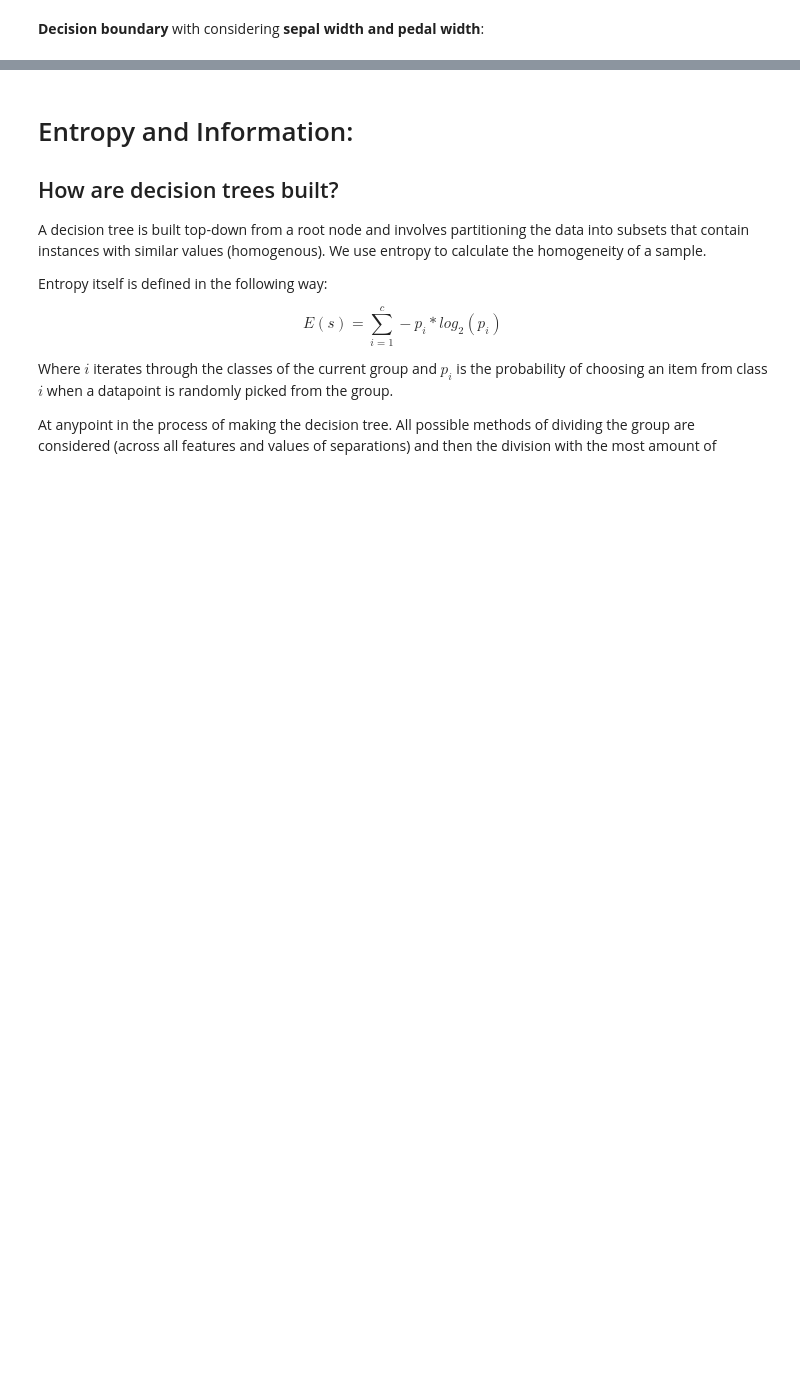
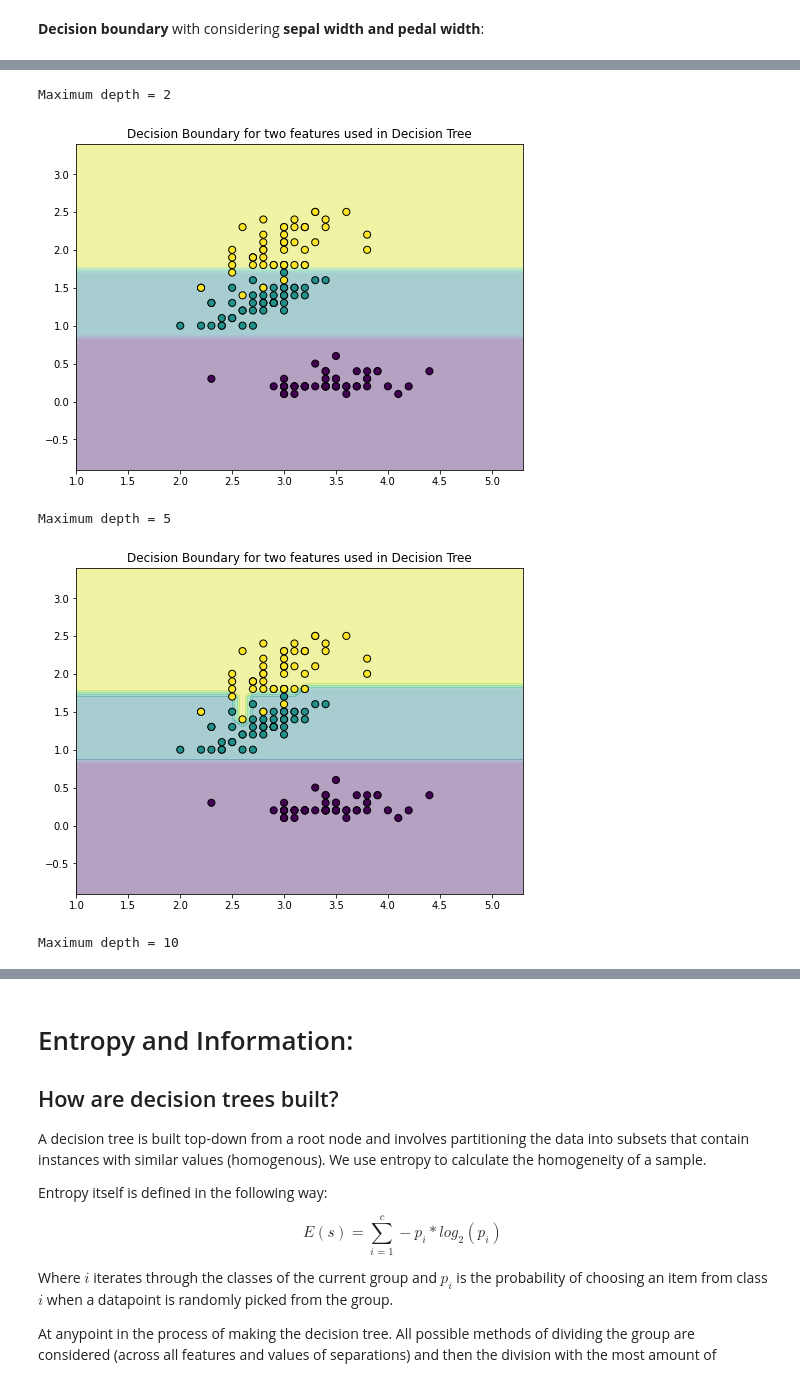
Before and after one commit to sathakshi03/Sathakshi-FMML_2023, a Jupyter notebook: FMML_ClassificationII_Lab2.ipynb, the cells around one changed output, grey strips where cells are left out. Saved outputs shown, nothing was run; the diff lists cells and outputs as text; code cells hidden in the pictures; blank space fills up the shorter version.

```diff
--- a/FMML_ClassificationII_Lab2.ipynb
+++ b/FMML_ClassificationII_Lab2.ipynb
@@ -208,0 +248,13 @@ Complete the following function predict: which takes in four variables : `sepal
+# %%
+for i in [2, 5, 10]:
+  print(f"Maximum depth = {i}")
+  clf = tree.DecisionTreeClassifier(random_state = 0, max_depth = i)
+  pair = [1, 3]
+  clf.fit(X[:, pair], y)
+  plotDecisionBoundary(X, y, pair, clf)
+# %% [output]
+Maximum depth = 2
+[figure, added]
+Maximum depth = 5
+[figure, added]
+Maximum depth = 10
```
Also changed, not shown: parts of 22 cells of this notebook.
